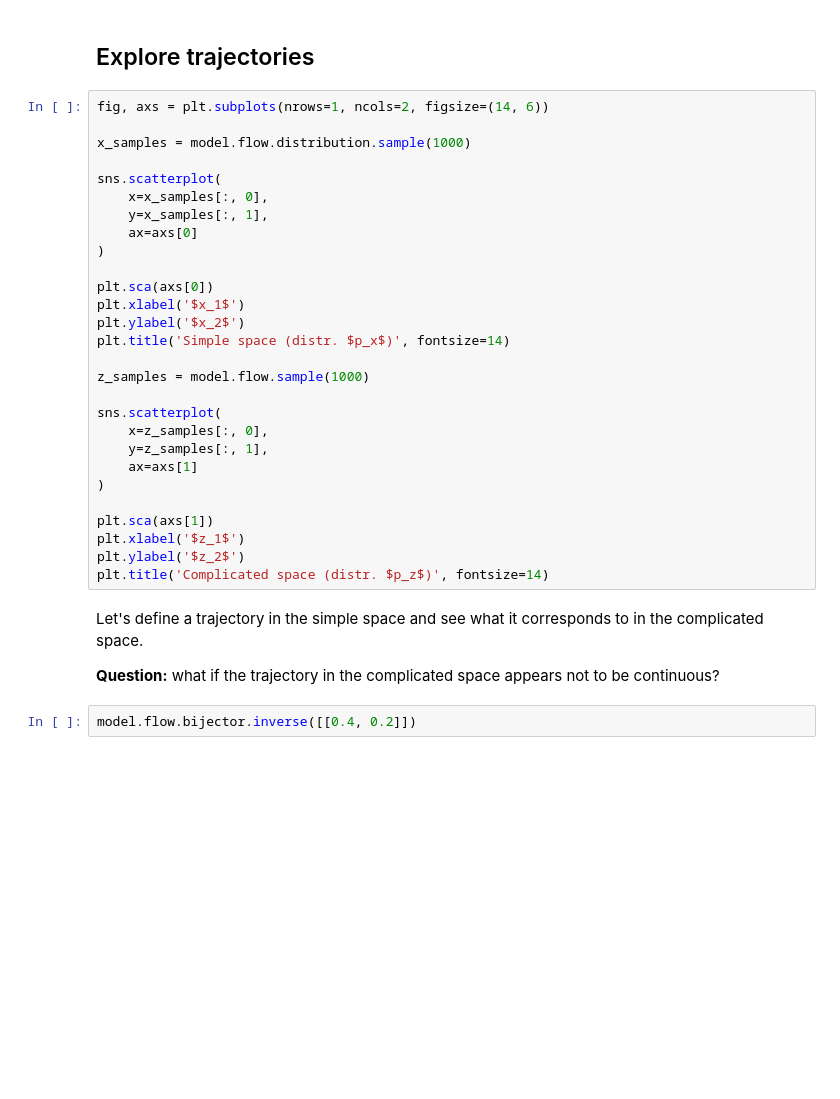
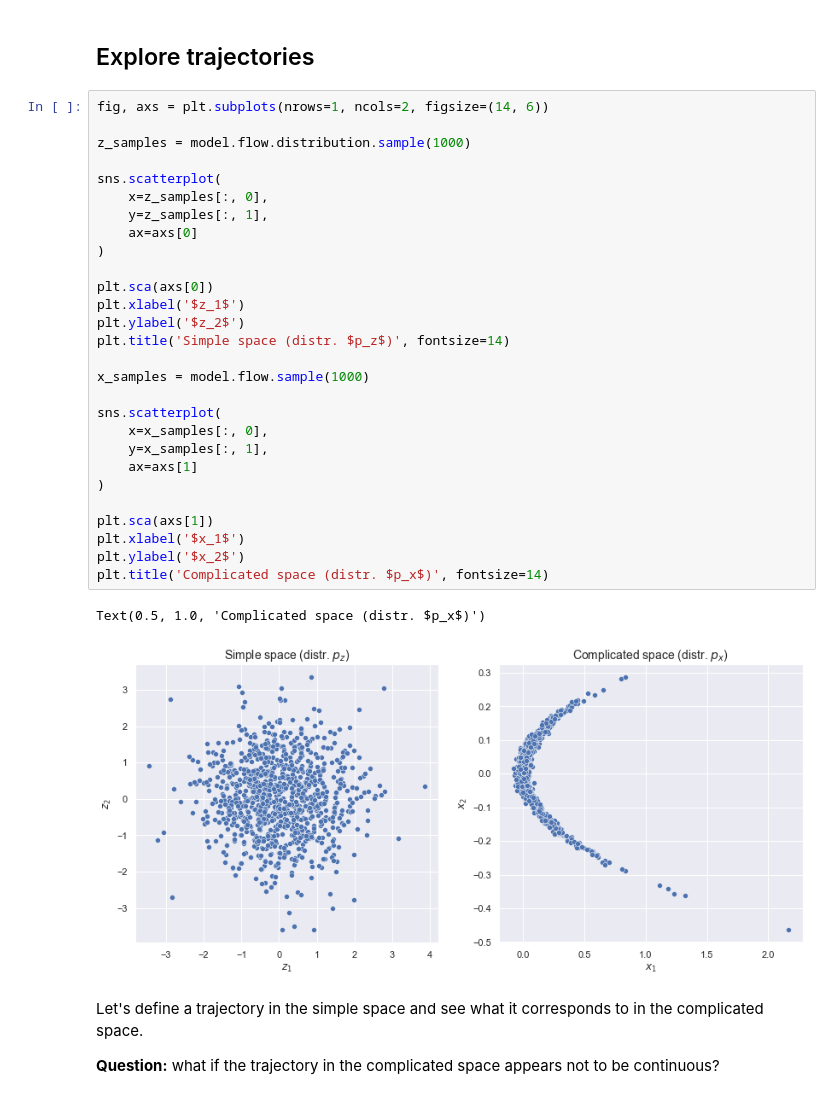
Before and after one commit to emanuele-moscato/bayesian-explorations, a Jupyter notebook: notebooks/inverse_autoregressive_flows.ipynb, the cells around one changed output. Saved outputs shown, nothing was run; the diff lists cells and outputs as text; blank space fills up the shorter version.

Commit message:
Update notebooks on inverse atoregressive NF and real NVP flows

```diff
--- a/notebooks/inverse_autoregressive_flows.ipynb
+++ b/notebooks/inverse_autoregressive_flows.ipynb
@@ -301,37 +363,38 @@ plt.title('Samples', fontsize=14)
 # %%
 fig, axs = plt.subplots(nrows=1, ncols=2, figsize=(14, 6))
 
-x_samples = model.flow.distribution.sample(1000)
+z_samples = model.flow.distribution.sample(1000)
+
+sns.scatterplot(
+    x=z_samples[:, 0],
+    y=z_samples[:, 1],
+    ax=axs[0]
+)
+
+plt.sca(axs[0])
+plt.xlabel('$z_1$')
+plt.ylabel('$z_2$')
+plt.title('Simple space (distr. $p_z$)', fontsize=14)
+
+x_samples = model.flow.sample(1000)
 
 sns.scatterplot(
     x=x_samples[:, 0],
     y=x_samples[:, 1],
-    ax=axs[0]
-)
-
-plt.sca(axs[0])
-plt.xlabel('$x_1$')
-plt.ylabel('$x_2$')
-plt.title('Simple space (distr. $p_x$)', fontsize=14)
-
-z_samples = model.flow.sample(1000)
-
-sns.scatterplot(
-    x=z_samples[:, 0],
-    y=z_samples[:, 1],
     ax=axs[1]
 )
 
 plt.sca(axs[1])
-plt.xlabel('$z_1$')
-plt.ylabel('$z_2$')
-plt.title('Complicated space (distr. $p_z$)', fontsize=14)
+plt.xlabel('$x_1$')
+plt.ylabel('$x_2$')
+plt.title('Complicated space (distr. $p_x$)', fontsize=14)
+# %% [output]
+Text(0.5, 1.0, 'Complicated space (distr. $p_x$)')
+[figure, added]
 # %% [markdown]
 Let's define a trajectory in the simple space and see what it corresponds to in the complicated space.
 
 **Question:** what if the trajectory in the complicated space appears not to be continuous?
-# %%
-model.flow.bijector.inverse([[0.4, 0.2]])
 # %%
 # Starting point and endpoint of the trajectory in x-space.
 # Note: these points were chosen because, at least in one case,
```
Also changed, not shown: parts of 8 cells of this notebook, 1 other file.
